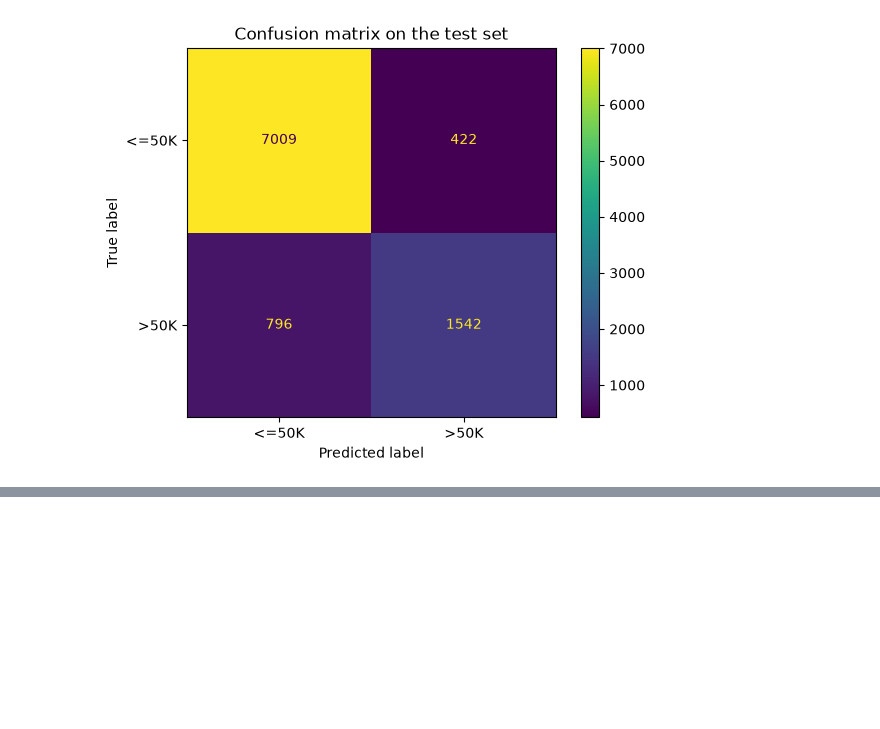
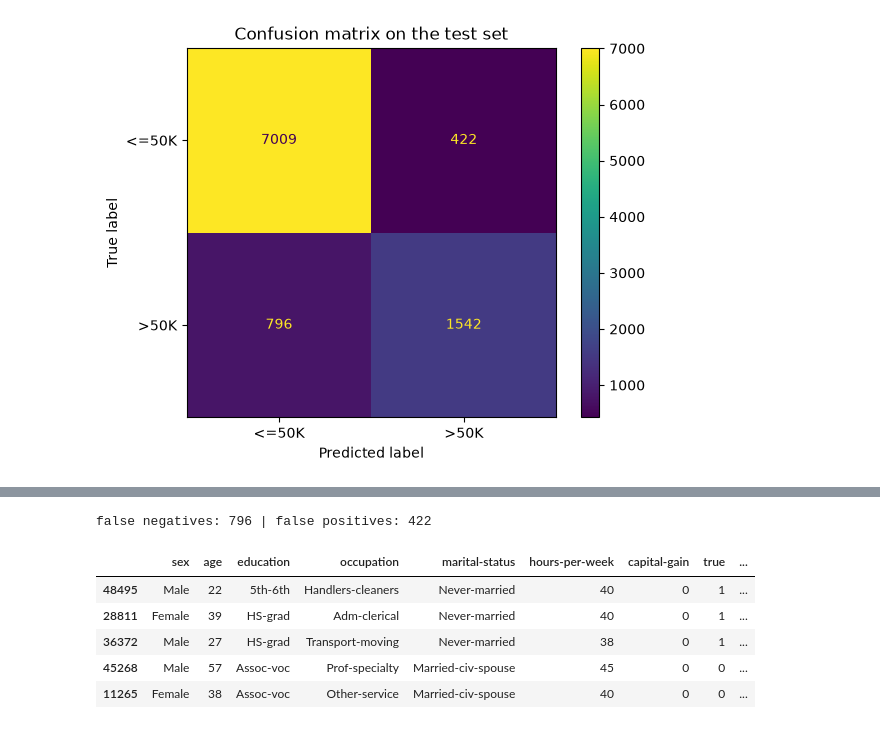
Before and after one commit to dpetrovskaua/ML-census-income, a Jupyter notebook: 02_models.ipynb, the cells around one changed output, grey strips where cells are left out. Saved outputs shown, nothing was run; the diff lists cells and outputs as text; code cells hidden in the pictures; blank space fills up the shorter version.

```diff
--- a/02_models.ipynb
+++ b/02_models.ipynb
@@ -135,8 +162,8 @@ from sklearn.metrics import (accuracy_score, precision_score, recall_score, f1_s
 
 best_model = grid.best_estimator_
 
-y_pred = best_model.predict(x_test) # 0 or 1 for each test person. pipeline cleans x_test with the statistics learned from training
-y_proba = best_model.predict_proba(x_test)[:, 1] # models probability of ">50K" for each person. ROC AUC does not use 0/1
+y_pred = best_model.predict(X_test) # 0 or 1 for each test person. pipeline cleans X_test with the statistics learned from training
+y_proba = best_model.predict_proba(X_test)[:, 1] # models probability of ">50K" for each person. ROC AUC does not use 0 nor 1
 
 test_scores = {
     'accuracy': accuracy_score(y_test, y_pred),
@@ -156,0 +237,25 @@ plt.show()
+# %%
+results = X_test.copy()
+results['true'] = y_test.values
+results['pred'] = y_pred
+results['proba'] = y_proba # models probability of >50K
+
+errors = results[results['true'] != results['pred']]
+fn = errors[errors['true'] == 1] # missed high earners (false negatives)
+fp = errors[errors['true'] == 0] # false alarms (false positives)
+tp = results[(results['true'] == 1) & (results['pred'] == 1)]
+tn = results[(results['true'] == 0) & (results['pred'] == 0)]
+print('false negatives:', len(fn), '| false positives:', len(fp))
+
+# 5 concrete examples: the 3 most confident misses and the 2 most confident false alarms
+examples = pd.concat([fn.nsmallest(3, 'proba'), fp.nlargest(2, 'proba')])
+examples[['sex','age', 'education', 'occupation', 'marital-status', 'hours-per-week',
+          'capital-gain', 'true', 'pred', 'proba']].round(2)
+# %% [output]
+false negatives: 796 | false positives: 422
+|  | sex | age | education | occupation | marital-status | hours-per-week | capital-gain | true | ... |
+| 48495 | Male | 22 | 5th-6th | Handlers-cleaners | Never-married | 40 | 0 | 1 | ... |
+| 28811 | Female | 39 | HS-grad | Adm-clerical | Never-married | 40 | 0 | 1 | ... |
+| 36372 | Male | 27 | HS-grad | Transport-moving | Never-married | 38 | 0 | 1 | ... |
+| 45268 | Male | 57 | Assoc-voc | Prof-specialty | Married-civ-spouse | 45 | 0 | 0 | ... |
+| 11265 | Female | 38 | Assoc-voc | Other-service | Married-civ-spouse | 40 | 0 | 0 | ... |
```
Also changed, not shown: parts of 39 cells of this notebook.
